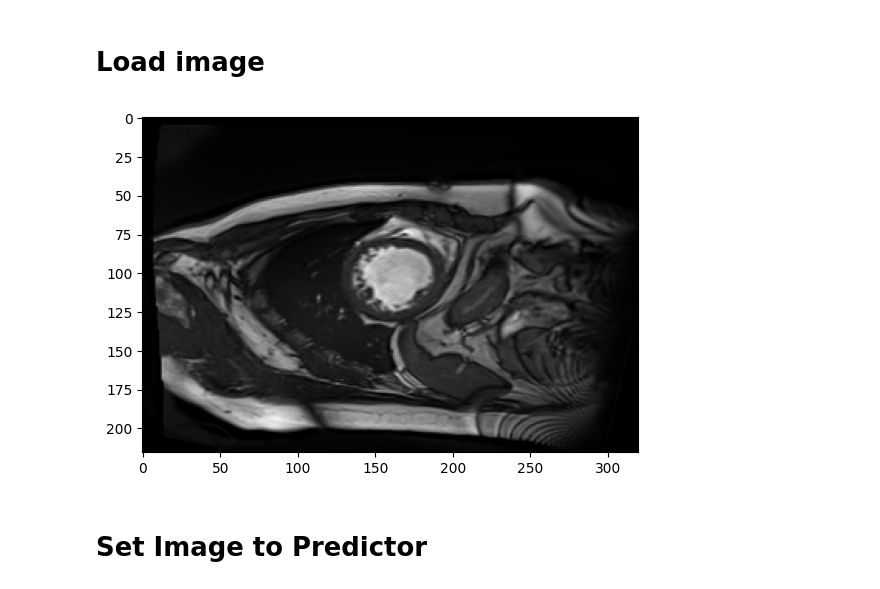
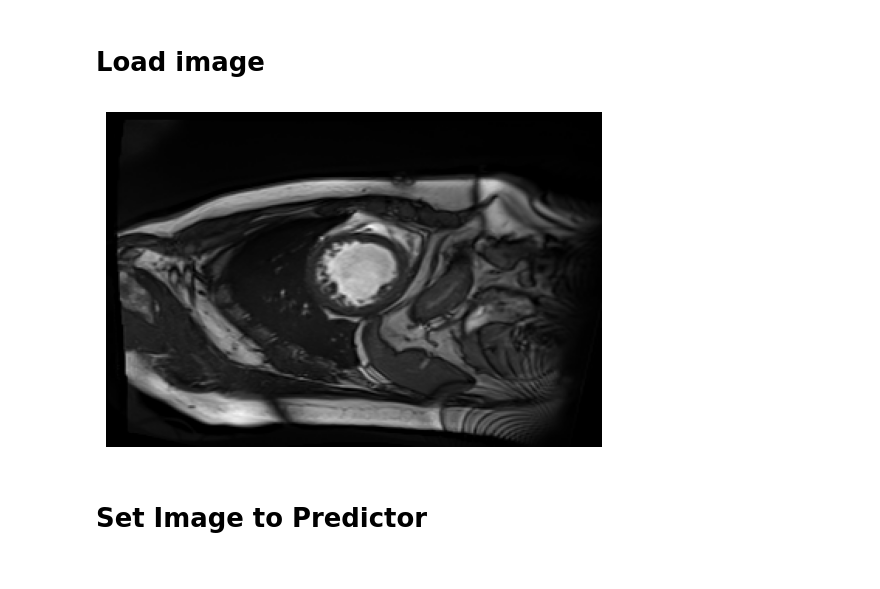
Before and after one commit to ThanhNguyen140/SAM_evaluation, a Jupyter notebook: lisa/multiclass_probabilities.ipynb, the cells around one changed output. Cells and saved outputs as stored; diff of their text form; code cells hidden in the pictures.

```diff
--- a/lisa/multiclass_probabilities.ipynb
+++ b/lisa/multiclass_probabilities.ipynb
@@ -72,11 +72,19 @@ image = cv2.normalize(
     image, None, alpha=0, beta=255, norm_type=cv2.NORM_MINMAX, dtype=cv2.CV_32F
 )
 image = image.astype(np.uint8)
-# %%
-plt.imshow(image, cmap="gray")
-plt.show()
-# %% [output]
-[figure, removed]
+# %%
+fig, ax = plt.subplots()
+ax.imshow(image, cmap="gray")
+ax.axis("off")  # Turn off the axes
+
+plt.savefig(
+    "/Users/lisa/Documents/Master/sam-lab/Presentations/Images/example_image.png",
+    bbox_inches="tight",
+    pad_inches=0,
+)
+plt.show()
+# %% [output]
+[figure, added]
 # %% [markdown]
 # Set Image to Predictor
 # %%
```
Also changed, not shown: parts of 4 cells of this notebook.
